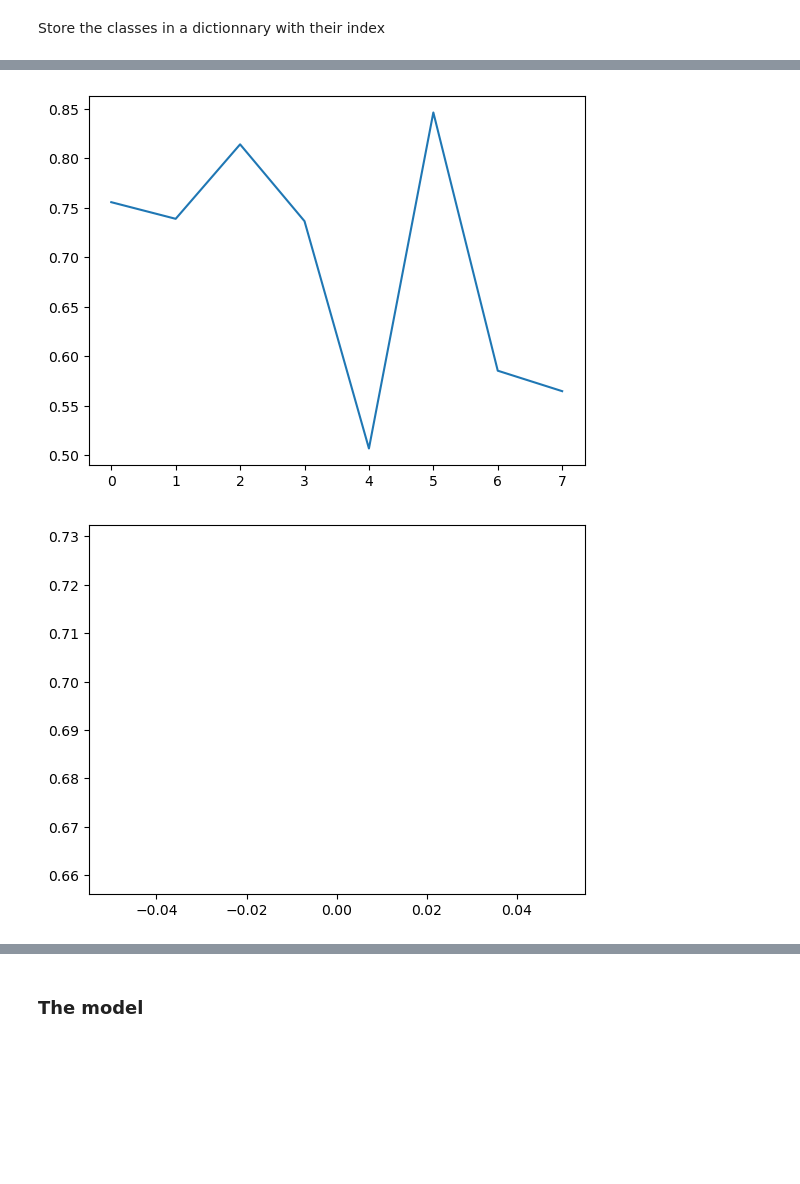
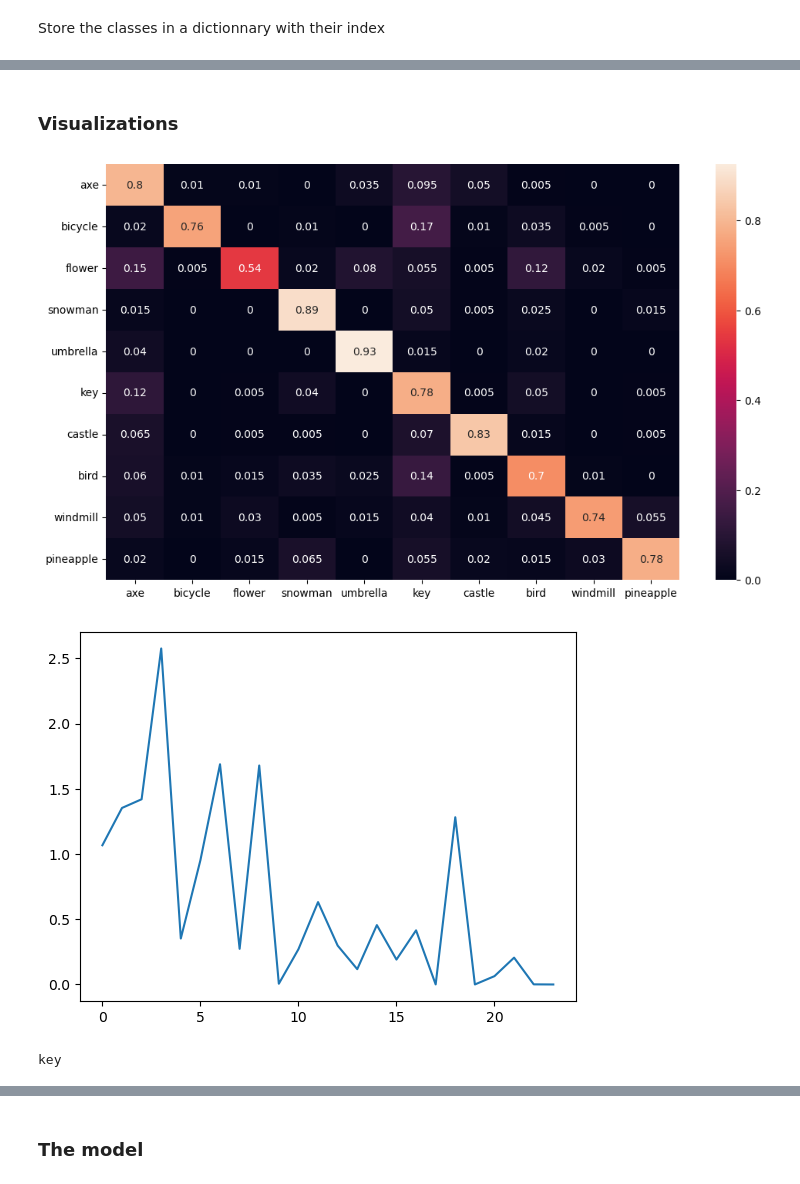
Before and after one commit to mathcoutant/classification-quickdraw-dataset, a Jupyter notebook: Classification-Quickdraw.ipynb, the cells around one changed output, grey strips where cells are left out. Saved outputs shown, nothing was run; the diff lists cells and outputs as text; code cells hidden in the pictures; blank space fills up the shorter version.

Commit message:
Add vizualisation, more classes and reorganizing the code

```diff
--- a/Classification-Quickdraw.ipynb
+++ b/Classification-Quickdraw.ipynb
@@ -159,7 +165,7 @@ class Net(nn.Module):
         self.conv1 = nn.Conv2d(1, 8, 3) # To increase maybe to 16
         self.conv2 = nn.Conv2d(8, 16, 3)# To increase maybe to 32
         self.pool = nn.MaxPool2d(2, 2)
-        self.dropout1 = nn.Dropout(0.1)
+        self.dropout1 = nn.Dropout(0.2)
         self.dropout2 = nn.Dropout(0.3)
         self.fc1 = nn.Linear(400, 128)
         self.fc2 = nn.Linear(128, n_classes)
@@ -182,11 +188,10 @@ def train(model, device, train_loader, optimizer, epoch, log_interval):
         data, target = data.to(device), target.to(device)
         optimizer.zero_grad()
         output = model(data)
-        #print(output, target)
         loss = F.nll_loss(output, target)
         loss.backward()
         optimizer.step()
-        if batch_idx % log_interval == 0:
+        if (batch_idx + 1) % log_interval == 0:
             print('Train Epoch: {} [{}/{} ({:.0f}%)]\tLoss: {:.6f}'.format(
                 epoch, batch_idx * len(data), len(train_loader.dataset),
                 100. * batch_idx / len(train_loader), loss.item()))
@@ -194,15 +199,20 @@ def train(model, device, train_loader, optimizer, epoch, log_interval):
     return losses
 # %%
 def test(model, device, test_loader):
+    print("Testing")
     model.eval()
+    predicted = []
+    truth = []
     test_loss = 0
     correct = 0
     with torch.no_grad():
         for data, target in test_loader:
-            data, target = data.to(device), target.to(device)
-            output = model(data)
-            test_loss += F.nll_loss(output, target, reduction='sum').item()  # sum up batch loss
-            pred = output.argmax(dim=1, keepdim=True)  # get the index of the max log-probability
+            cuda_data, cuda_target = data.to(device), target.to(device)
+            output = model(cuda_data)
+            test_loss += F.nll_loss(output, cuda_target, reduction='sum').item()  # sum up batch loss
+            pred = output.cpu().argmax(dim=1, keepdim=True)  # get the index of the max log-probability
+            predicted.extend(pred)
+            truth.extend(target)
             correct += pred.eq(target.view_as(pred)).sum().item()
 
     test_loss /= len(test_loader.dataset)
@@ -210,7 +220,7 @@ def test(model, device, test_loader):
     print('\nTest set: Average loss: {:.4f}, Accuracy: {}/{} ({:.0f}%)\n'.format(
         test_loss, correct, len(test_loader.dataset),
         100. * correct / len(test_loader.dataset)))
-    return [test_loss]
+    return predicted, truth
 # %% [markdown]
 ### Main part
 # %% [markdown]
@@ -284,14 +301,12 @@ scheduler = StepLR(optimizer, step_size=1, gamma=gamma)
 device = torch.device("cuda" if torch.cuda.is_available() else "cpu")
 model.to(device)
 
-epochs = 12
-log_interval = 500
+epochs = 3
+log_interval = 1000
 train_losses = []
-test_losses = []
 
 for epoch in range(1, epochs + 1):
     train_losses += train(model, device, train_loader, optimizer, epoch, log_interval)
-    loss = test(model, device, test_loader)
-    test_losses.append(loss)
+    predicted, truth = test(model, device, test_loader)
     scheduler.step()
 # %% [output]
@@ -316,10 +330,28 @@ KeyboardInterrupt:
+# %% [markdown]
+### Visualizations
+# %%
+cf_matrix = confusion_matrix(truth, predicted)
+df_cm = pd.DataFrame(cf_matrix / np.sum(cf_matrix, axis=1)[:, None], index = [i for i in classes.values()],
+                     columns = [i for i in classes.values()])
+plt.figure(figsize = (12,7))
+sn.heatmap(df_cm, annot=True)
+plt.show()
+# %% [output]
+[figure, added]
 # %%
 plt.plot(train_losses, label='Training loss')
-plt.plot(test_losses, label='Validation loss')
 plt.show()
 # %% [output]
-[figure, old version]
+[figure, new version]
-[figure, removed]
+# %%
+image = Image.open("images/bicycle/bicycle_6.png")
+image = preprocess(image)
+model.to("cpu")
+output = model(image.unsqueeze(0))
+pred = output.argmax(dim=1, keepdim=True)
+print(classes[pred[0][0].item()])
+# %% [output]
+key
 # %% [markdown]
 For the datas :
 - sort to keep only the recognized drawings
```
Also changed, not shown: parts of 15 cells of this notebook, 2 other files.
